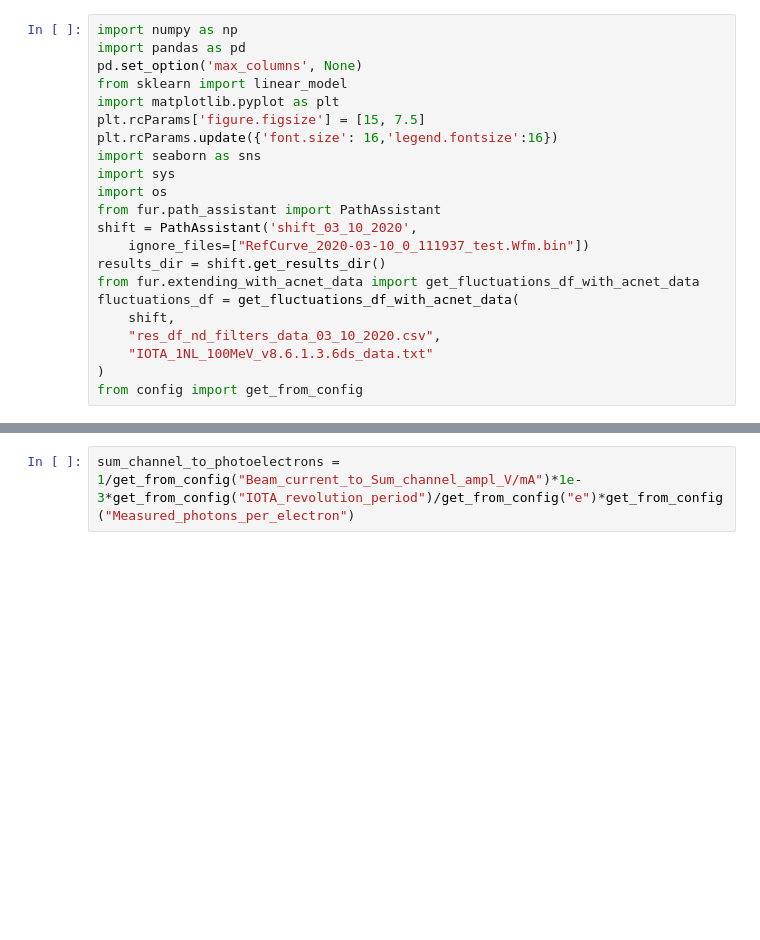
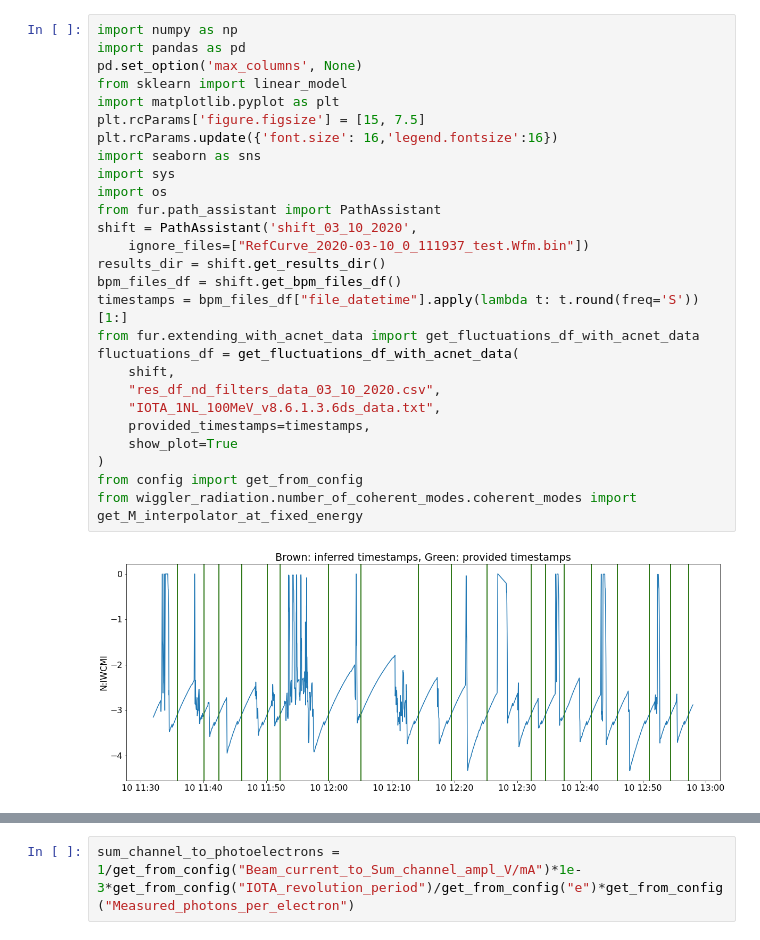
Before and after one commit to IharLobach/fur, a Jupyter notebook: shifts/shift_03_10_2020/nd_filters_data_03_10_2020.ipynb, the cells around one changed output, grey strips where cells are left out. Cells and saved outputs as stored; diff of their text form; blank space fills up the shorter version.

```diff
--- a/shifts/shift_03_10_2020/nd_filters_data_03_10_2020.ipynb
+++ b/shifts/shift_03_10_2020/nd_filters_data_03_10_2020.ipynb
@@ -1,22 +1,29 @@
 # %%
 import numpy as np
 import pandas as pd
 pd.set_option('max_columns', None)
 from sklearn import linear_model
 import matplotlib.pyplot as plt
 plt.rcParams['figure.figsize'] = [15, 7.5]
 plt.rcParams.update({'font.size': 16,'legend.fontsize':16})
 import seaborn as sns
 import sys
 import os
 from fur.path_assistant import PathAssistant
 shift = PathAssistant('shift_03_10_2020',
     ignore_files=["RefCurve_2020-03-10_0_111937_test.Wfm.bin"])
 results_dir = shift.get_results_dir()
+bpm_files_df = shift.get_bpm_files_df()
+timestamps = bpm_files_df["file_datetime"].apply(lambda t: t.round(freq='S'))[1:]
 from fur.extending_with_acnet_data import get_fluctuations_df_with_acnet_data
 fluctuations_df = get_fluctuations_df_with_acnet_data(
     shift,
     "res_df_nd_filters_data_03_10_2020.csv",
-    "IOTA_1NL_100MeV_v8.6.1.3.6ds_data.txt"
+    "IOTA_1NL_100MeV_v8.6.1.3.6ds_data.txt",
+    provided_timestamps=timestamps,
+    show_plot=True
 )
 from config import get_from_config
+from wiggler_radiation.number_of_coherent_modes.coherent_modes import get_M_interpolator_at_fixed_energy
+# %% [output]
+[figure, added]
```
Also changed, not shown: parts of 33 cells of this notebook, 21 other files.
